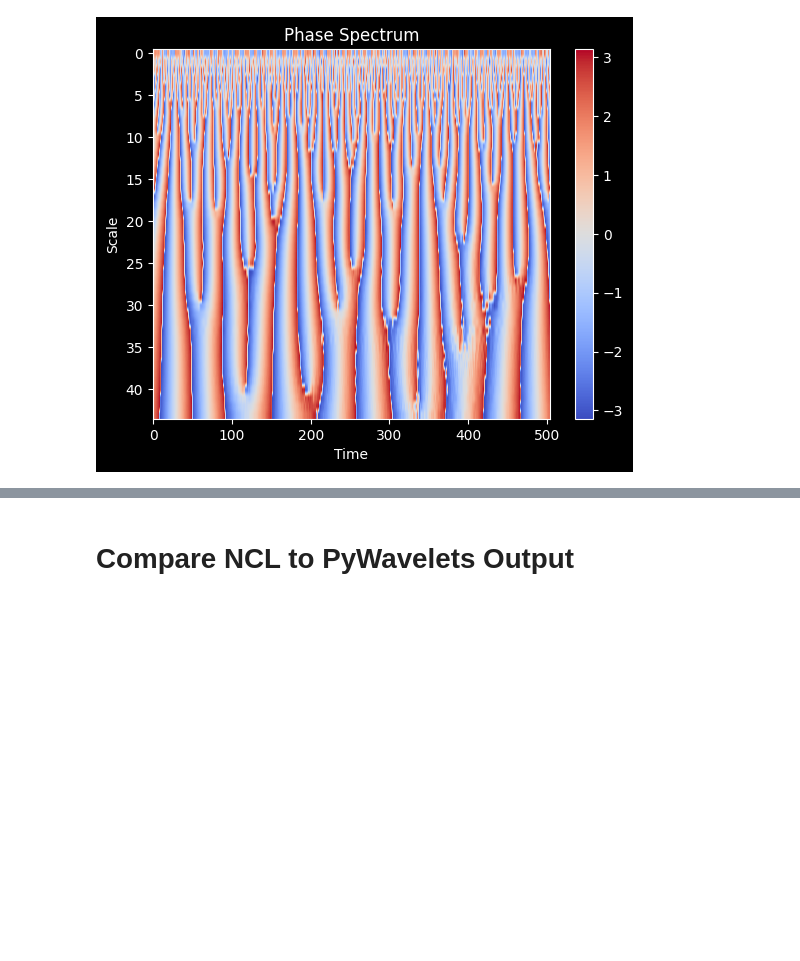
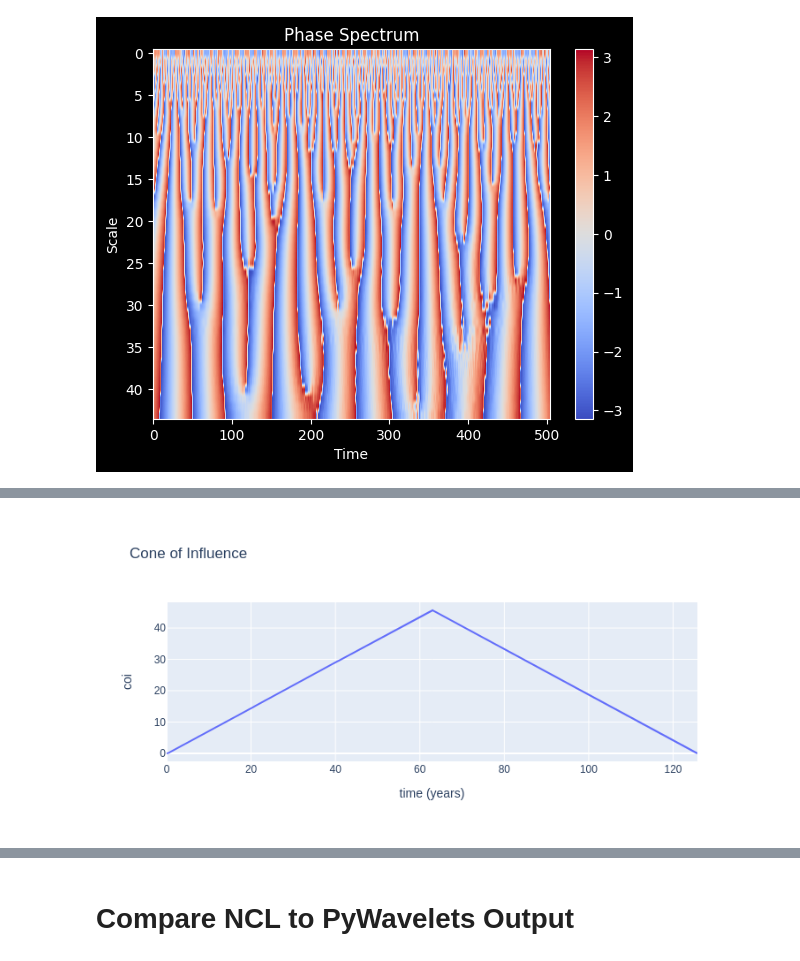
Before and after one commit to cyschneck/wavelet-tutorial, a Jupyter notebook: wavelet_nino.ipynb, the cells around one changed output, grey strips where cells are left out. Cells and saved outputs as stored; diff of their text form; code cells hidden in the pictures; blank space fills up the shorter version.

```diff
--- a/wavelet_nino.ipynb
+++ b/wavelet_nino.ipynb
@@ -183,0 +232,14 @@ TODO
+# %%
+# Plot data
+# wavelets.wavelet
+dt = 0.25
+n1 = len(sst_data)
+coi_arr = reconstruction_factor * dt * np.concatenate((
+                     np.insert(np.arange(int((n1 + 1) / 2) - 1), [0], [1E-5]),
+        np.insert(np.flipud(np.arange(0, int(n1 / 2) - 1)), [-1], [1E-5])))
+coi_df = pd.DataFrame({'time (years)': time_range, 'coi': coi_arr})
+fig = px.line(data_frame=coi_df, x="time (years)", y="coi",
+              title="Cone of Influence")
+fig.show()
+# %% [output]
+[figure, added]
```
Also changed, not shown: parts of 4 cells of this notebook.
